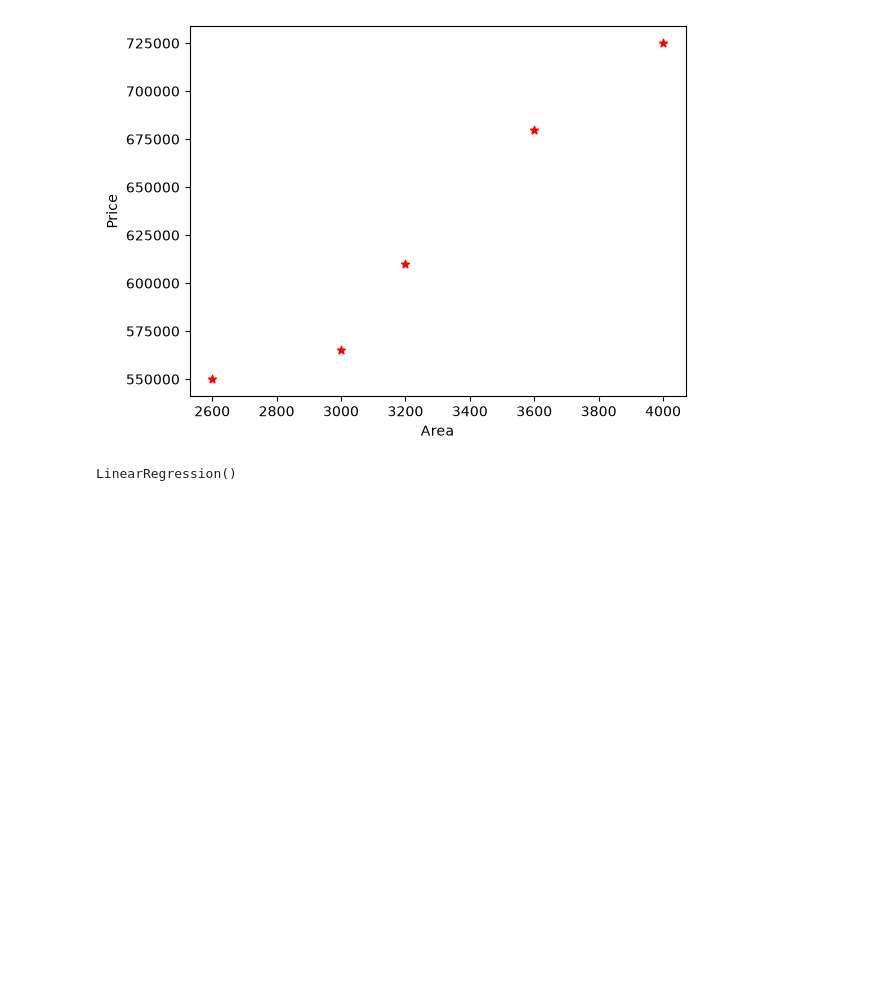
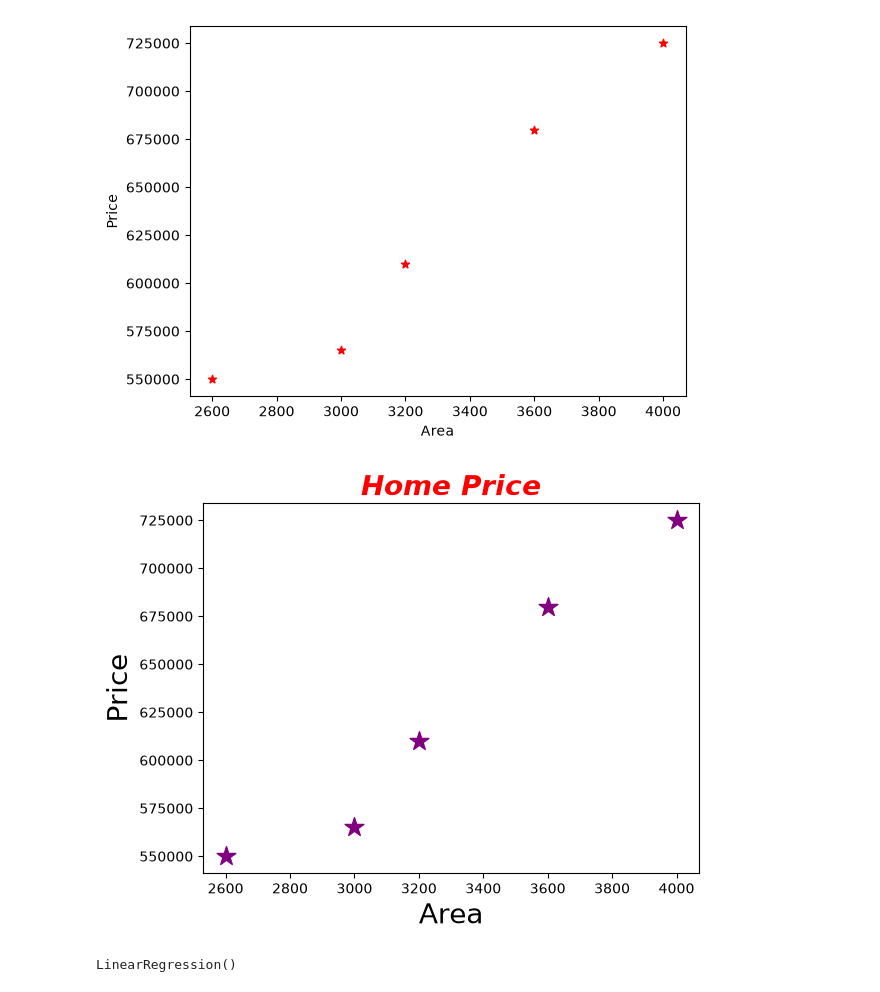
Before and after one commit to ShilpaGitH/Machine-Learning, a Jupyter notebook: Linear_reg/Linear_reg.ipynb, the cells around one changed output. Cells and saved outputs as stored; diff of their text form; code cells hidden in the pictures; blank space fills up the shorter version.

```diff
--- a/Linear_reg/Linear_reg.ipynb
+++ b/Linear_reg/Linear_reg.ipynb
@@ -30,6 +30,15 @@ plt.scatter(df.area,df.price, color='red', marker="*")
 plt.show()
 # %% [output]
 [figure]
+# %%
+%matplotlib inline
+plt.title("Home Price", color='red', size=20, fontstyle= 'italic', fontweight='bold')
+plt.xlabel('Area',size=20)
+plt.ylabel('Price', size=20)
+plt.scatter(df.area,df.price, color='purple', marker='*', s=200)
+plt.show()
+# %% [output]
+[figure, added]
 # %%
 reg = linear_model.LinearRegression()
 reg.fit(df[['area']],df.price)
```
Also changed, not shown: parts of 12 cells of this notebook, 4 other files.
